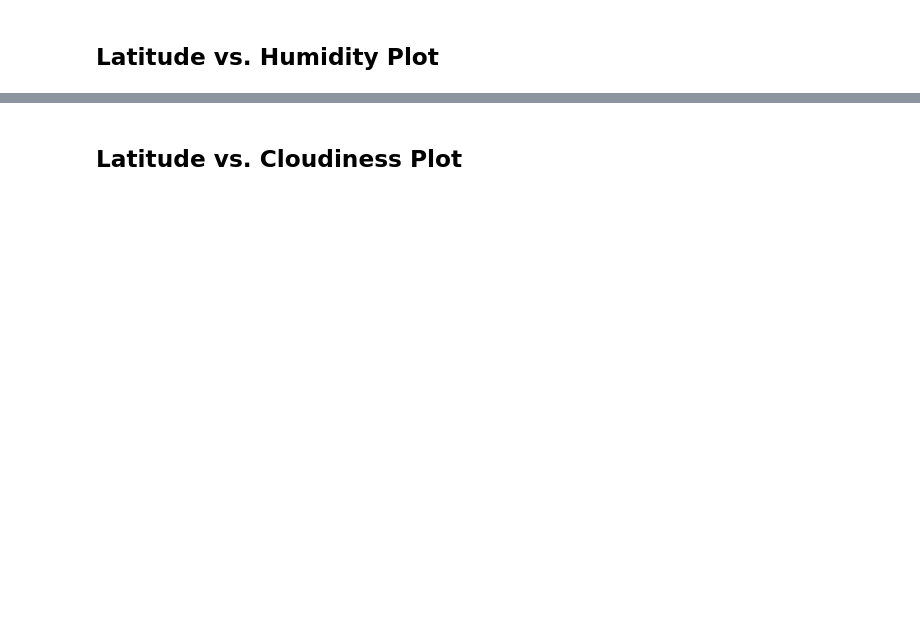
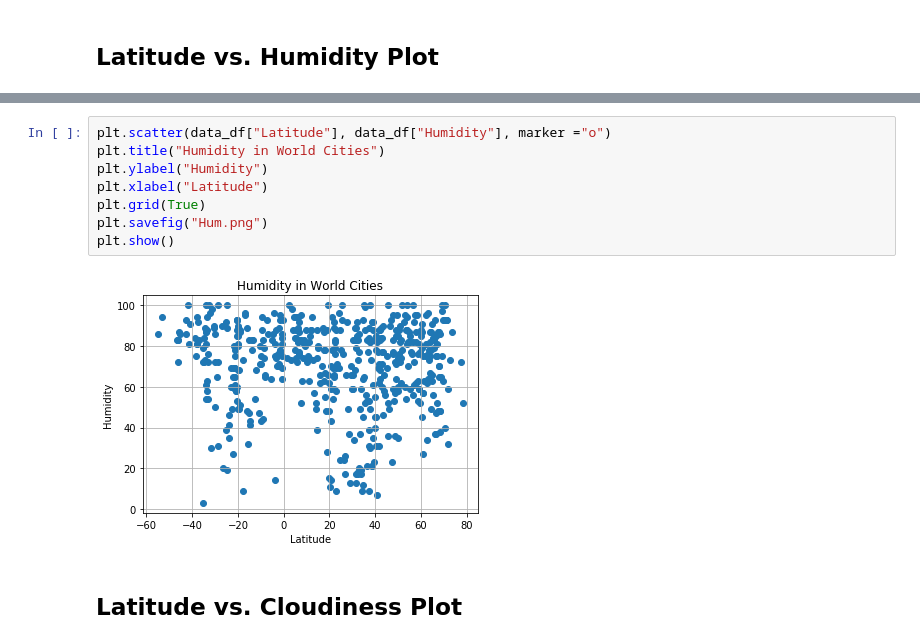
Before and after one commit to alexcaughman/python-api-challenge, a Jupyter notebook: WeatherPy/WeatherPy.ipynb, the cells around one changed output, grey strips where cells are left out. Drawn from its saved outputs; the diff is of its cells as text; blank space fills up the shorter version.

```diff
--- a/WeatherPy/WeatherPy.ipynb
+++ b/WeatherPy/WeatherPy.ipynb
@@ -147,2 +171,12 @@ Int64Index([], dtype='int64')
+# %%
+plt.scatter(data_df["Latitude"], data_df["Humidity"], marker ="o")
+plt.title("Humidity in World Cities")
+plt.ylabel("Humidity")
+plt.xlabel("Latitude")
+plt.grid(True)
+plt.savefig("Hum.png")
+plt.show()
+# %% [output]
+[figure, added]
 # %% [markdown]
 ## Latitude vs. Cloudiness Plot
```
Also changed, not shown: parts of 39 cells of this notebook, 7 other files.
